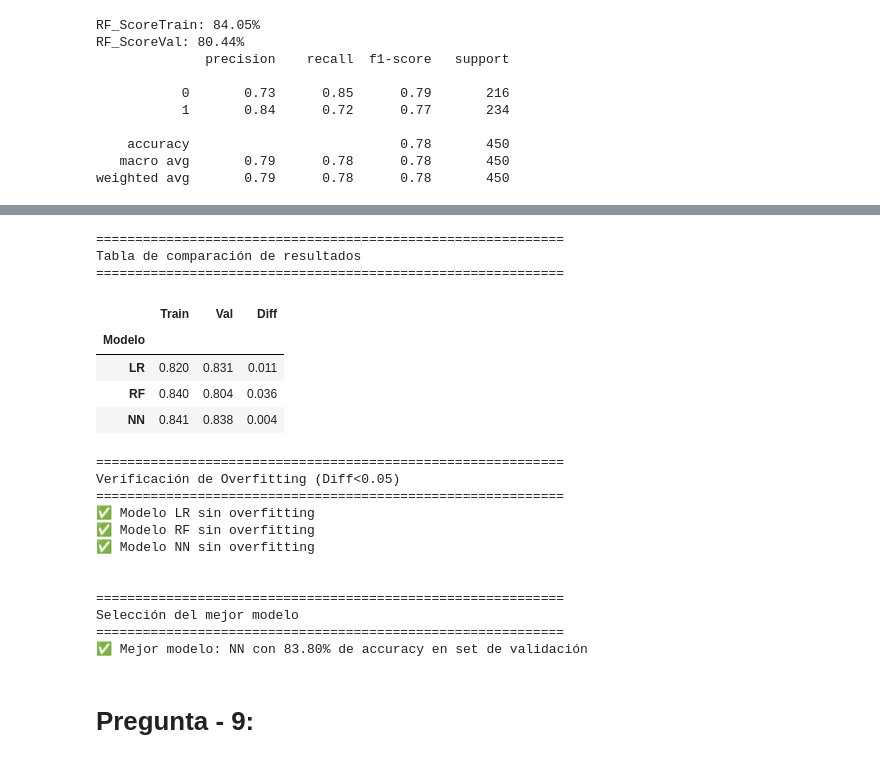
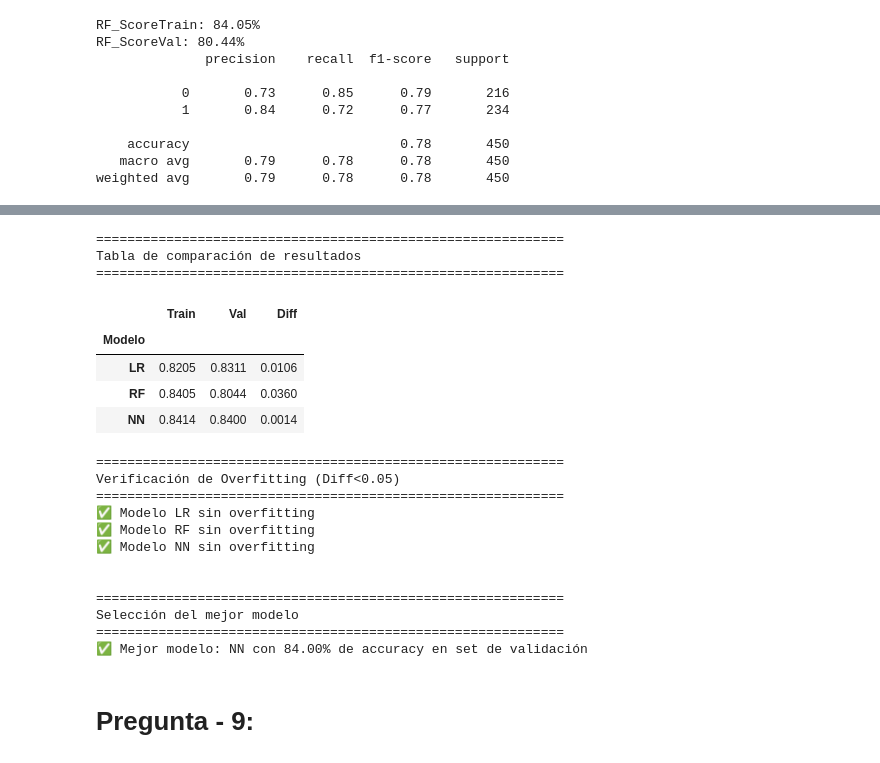
Before and after one commit to A01232963/NLP, a Jupyter notebook: Equipo20_semana05Embeddings.ipynb, the cells around one changed output, grey strips where cells are left out. Drawn from its saved outputs; the diff is of its cells as text; code cells hidden in the pictures.

```diff
--- a/Equipo20_semana05Embeddings.ipynb
+++ b/Equipo20_semana05Embeddings.ipynb
@@ -831,9 +835,9 @@ def comparar_modelos(models):
         diferencia = abs(acc_val - acc_train)
         resultados.append({
             'Modelo': nombre,
-            'Train': round(acc_train, 3),
-            'Val': round(acc_val, 3),
-            'Diff': round(diferencia, 3)
+            'Train': round(acc_train, 4),
+            'Val': round(acc_val, 4),
+            'Diff': round(diferencia, 4)
         })
     tabla = pd.DataFrame(resultados)
     tabla.set_index('Modelo', inplace=True)
@@ -847,36 +851,36 @@ print(f"="*60)
 resultados = comparar_modelos(models)
 print(f"\n")
 
 # Verificación de overfitting:
 print(f"="*60)
 print(f"Verificación de Overfitting (Diff<0.05)")
 print(f"="*60)
 for i,_ in enumerate(resultados):
   if resultados[i]['Diff'] > 0.05:
     print(f"❌ Posible overfitting en modelo {resultados[i]['Modelo']}")
   else: print(f"✅ Modelo {resultados[i]['Modelo']} sin overfitting")
 print(f"\n")
 
 # Definición del mejor modelo
 print(f"="*60)
 print(f"Selección del mejor modelo")
 print(f"="*60)
 best_acc = 0
 best_model = ''
 for i,_ in enumerate(resultados):
     if resultados[i]['Val'] > best_acc:
       best_acc = resultados[i]['Val']
       best_model = resultados[i]['Modelo']
 print(f"✅ Mejor modelo: {best_model} con {100*best_acc:.2f}% de accuracy en set de validación")
 # %% [output]
 ============================================================
 Tabla de comparación de resultados
 ============================================================
 |  | Train | Val | Diff |
 | Modelo |  |  |  |
-| LR | 0.820 | 0.831 | 0.011 |
-| RF | 0.840 | 0.804 | 0.036 |
-| NN | 0.841 | 0.838 | 0.004 |
+| LR | 0.8205 | 0.8311 | 0.0106 |
+| RF | 0.8405 | 0.8044 | 0.0360 |
+| NN | 0.8414 | 0.8400 | 0.0014 |
 ============================================================
 Verificación de Overfitting (Diff<0.05)
 ============================================================
@@ -888,7 +892,7 @@ Verificación de Overfitting (Diff<0.05)
 ============================================================
 Selección del mejor modelo
 ============================================================
-✅ Mejor modelo: NN con 83.80% de accuracy en set de validación
+✅ Mejor modelo: NN con 84.00% de accuracy en set de validación
 # %% [markdown]
 # **Pregunta - 9:**
 # %% [markdown]
```
Also changed, not shown: parts of 12 cells of this notebook.
